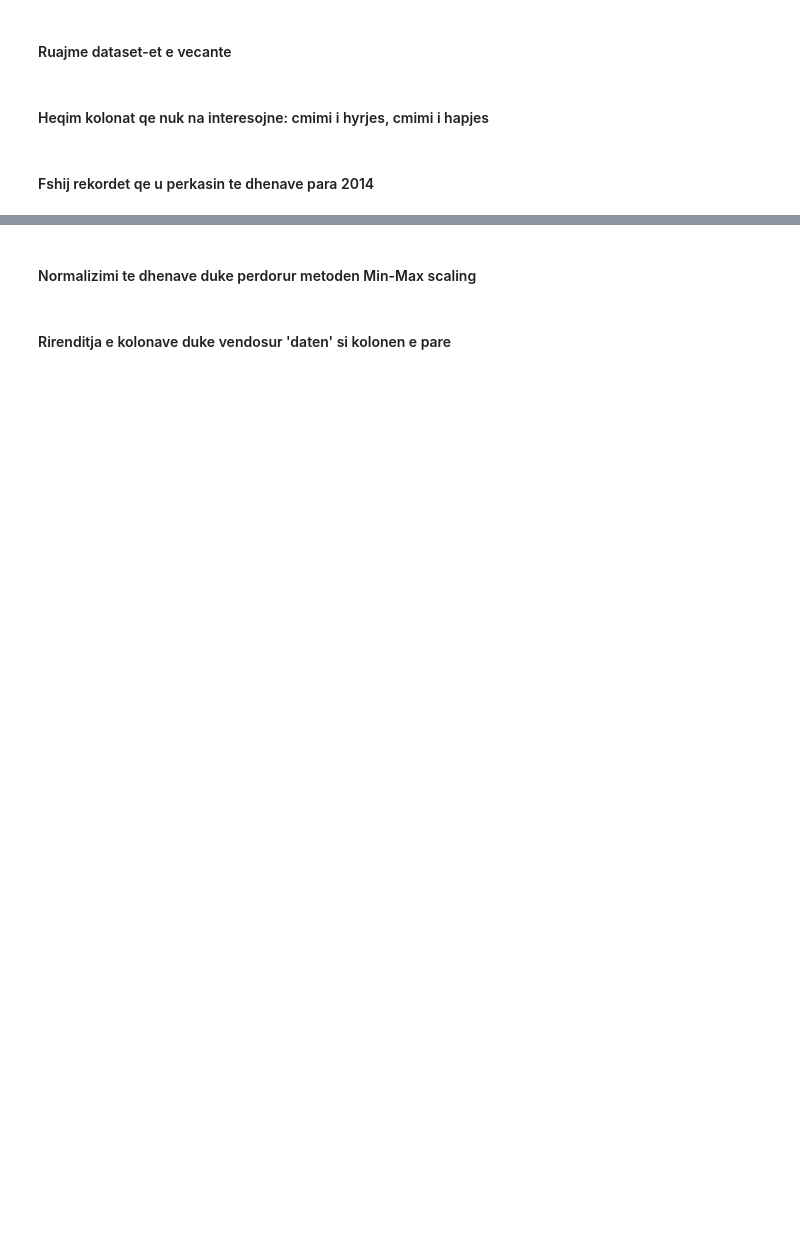
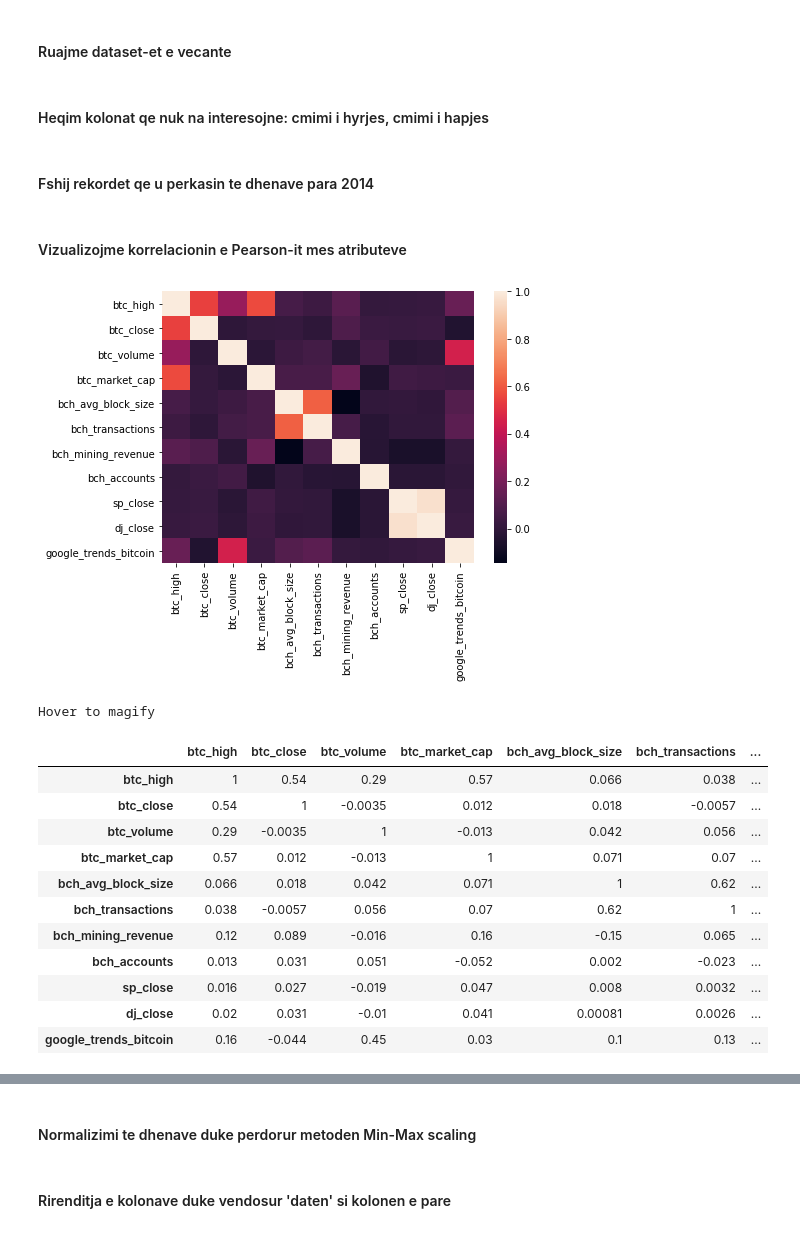
Before and after one commit to kejsiStruga/bitcoin-price-prediction, a Jupyter notebook: bitcoin_price_prediction/ngarkimi_te_dhenave.ipynb, the cells around one changed output, grey strips where cells are left out. Cells and saved outputs as stored; diff of their text form; code cells hidden in the pictures; blank space fills up the shorter version.

```diff
--- a/bitcoin_price_prediction/ngarkimi_te_dhenave.ipynb
+++ b/bitcoin_price_prediction/ngarkimi_te_dhenave.ipynb
@@ -194,3 +229,60 @@ model_data=model_data.drop(columns=['btc_open', 'btc_low'])
 #### Fshij rekordet qe u perkasin te dhenave para 2014
 # %%
 model_data=model_data[model_data['date']>='2014-01-01']
+# %% [markdown]
+#### Vizualizojme korrelacionin e Pearson-it mes atributeve
+# %%
+# Pearson correlation on all attributes
+import pandas as pd
+import seaborn as sns
+import matplotlib.pyplot as plt
+
+""" Nuk marre parasysh kolonen e dates """
+all_features_df = model_data.loc[:, model_data.columns != 'date']
+
+# Ndryshimi ne perqindje =>
+#    fillimisht llogaris: rritjen = y_t - y_(t-1)
+#    me pas: %rritje = (Increase-y_(t-1))*100
+corr = all_features_df.pct_change().corr(method='pearson')
+fig, ax = plt.subplots(figsize=(7,5))
+sns.heatmap(corr,
+            xticklabels=[col.replace("_price", "") for col in corr.columns.values],
+            yticklabels=[col.replace("_price", "") for col in corr.columns.values],
+            annot_kws={"size": 16})
+plt.show()
+
+# Paraqitja ne forme tabele
+cmap=sns.diverging_palette(220, 20, sep=20, as_cmap=True)
+
+def magnify():
+    return [dict(selector="th",
+                 props=[("font-size", "7pt")]),
+            dict(selector="td",
+                 props=[('padding', "0em 0em")]),
+            dict(selector="th:hover",
+                 props=[("font-size", "12pt")]),
+            dict(selector="tr:hover td:hover",
+                 props=[('max-width', '200px'),
+                        ('font-size', '12pt')])
+]
+
+corr.style.background_gradient(cmap, axis=1)\
+    .set_properties(**{'max-width': '80px', 'font-size': '10pt'})\
+    .set_caption("Hover to magify")\
+    .set_precision(2)\
+    .set_table_styles(magnify())
+# %% [output]
+[figure, added]
+Hover to magify
+|  | btc_high | btc_close | btc_volume | btc_market_cap | bch_avg_block_size | bch_transactions | ... |
+| btc_high | 1 | 0.54 | 0.29 | 0.57 | 0.066 | 0.038 | ... |
+| btc_close | 0.54 | 1 | -0.0035 | 0.012 | 0.018 | -0.0057 | ... |
+| btc_volume | 0.29 | -0.0035 | 1 | -0.013 | 0.042 | 0.056 | ... |
+| btc_market_cap | 0.57 | 0.012 | -0.013 | 1 | 0.071 | 0.07 | ... |
+| bch_avg_block_size | 0.066 | 0.018 | 0.042 | 0.071 | 1 | 0.62 | ... |
+| bch_transactions | 0.038 | -0.0057 | 0.056 | 0.07 | 0.62 | 1 | ... |
+| bch_mining_revenue | 0.12 | 0.089 | -0.016 | 0.16 | -0.15 | 0.065 | ... |
+| bch_accounts | 0.013 | 0.031 | 0.051 | -0.052 | 0.002 | -0.023 | ... |
+| sp_close | 0.016 | 0.027 | -0.019 | 0.047 | 0.008 | 0.0032 | ... |
+| dj_close | 0.02 | 0.031 | -0.01 | 0.041 | 0.00081 | 0.0026 | ... |
+| google_trends_bitcoin | 0.16 | -0.044 | 0.45 | 0.03 | 0.1 | 0.13 | ... |
```
Also changed, not shown: parts of 8 cells of this notebook, 2 other files.
